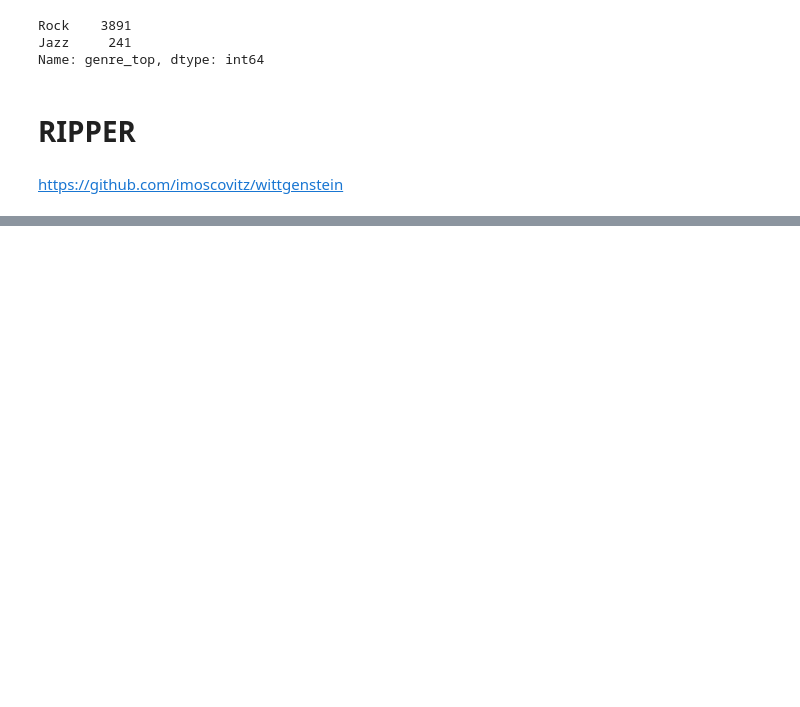
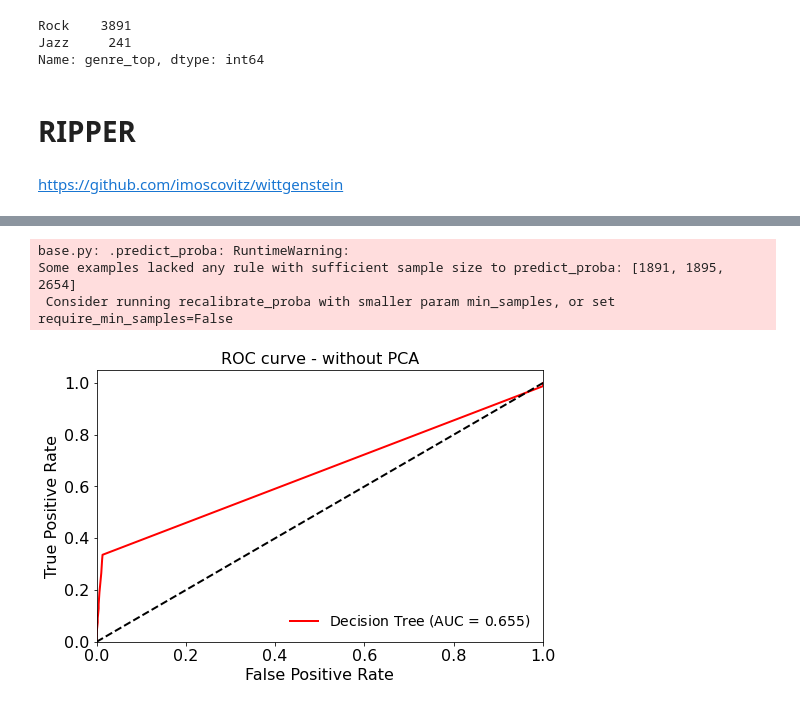
Before and after one commit to gaetanoantonicchio/DataMining-2, a Jupyter notebook: src/Module 2/Rule-Based/binary-rulebased_echo.ipynb, the cells around one changed output, grey strips where cells are left out. Cells and saved outputs as stored; diff of their text form; code cells hidden in the pictures; blank space fills up the shorter version.

Commit message:
roc curve ripper

```diff
--- a/src/Module 2/Rule-Based/binary-rulebased_echo.ipynb
+++ b/src/Module 2/Rule-Based/binary-rulebased_echo.ipynb
@@ -64,7 +64,9 @@ df.head()
 # Data Partitioning
 # %%
 attributes = [col for col in df.columns if col != 'genre_top']
-X = df[attributes].values
-y = df['genre_top']
 
-X_train, X_test, y_train, y_test = train_test_split(X, y, test_size=0.3, random_state=100, stratify=y)
+train, test = train_test_split(df, test_size=.33, random_state=42)
+
+X_test = df[attributes]
+y_test = df['genre_top']
+#X_train, X_test, y_train, y_test = train_test_split(X, y, test_size=0.3, random_state=100, stratify=y)
@@ -159,0 +92,3 @@ ripper_clf.out_model()
+# %%
+clf = lw.RIPPER(random_state=42)
+clf.fit(train, class_feat='genre_top', pos_class='Jazz')
@@ -159,0 +140,27 @@ ripper_clf.out_model()
+# %%
+plt.figure(figsize=(8,5))
+
+# y_score0 --> scores of decision tree without PCA
+# fpr0, tpr0 ---> false positive and true positive of decision tree without PCA
+y_score0 = clf.predict_proba(X_test)
+fpr0, tpr0, _ = roc_curve(y_test, y_score0[:, 1], pos_label='Jazz')
+
+# roc_auc0 --> ROC/AUC of decision tree without PCA
+roc_auc0 = auc(fpr0, tpr0)
+
+plt.plot(fpr0, tpr0, color='red', lw=2, label='Decision Tree$\;$(AUC = %.3f)' % roc_auc0)
+
+plt.plot([0, 1], [0, 1], color='black', lw=2, linestyle='--')
+plt.xlim([0.0, 1.0])
+plt.ylim([0.0, 1.05])
+plt.xlabel('False Positive Rate', fontsize=16)
+plt.ylabel('True Positive Rate', fontsize=16)
+plt.title('ROC curve - without PCA', fontsize=16)
+plt.legend(loc="lower right", fontsize=14, frameon=False)
+plt.tick_params(axis='both', which='major', labelsize=16)
+plt.show()
+# %% [output]
+base.py: .predict_proba: RuntimeWarning:
+Some examples lacked any rule with sufficient sample size to predict_proba: [1891, 1895, 2654]
+ Consider running recalibrate_proba with smaller param min_samples, or set require_min_samples=False
+[figure, added]
```
Also changed, not shown: parts of 12 cells of this notebook.
